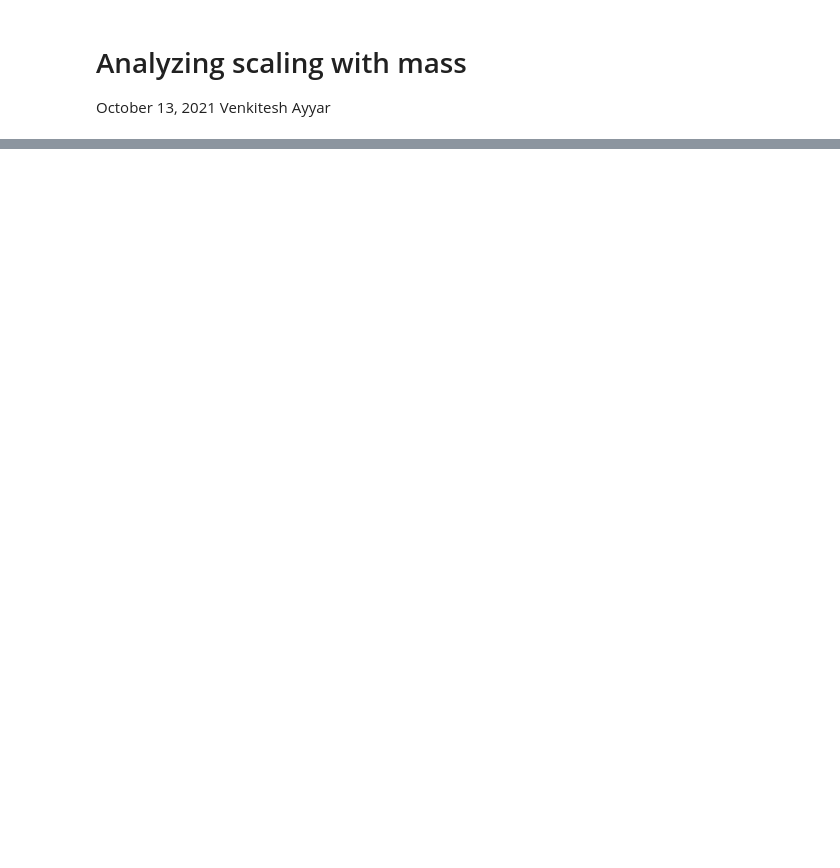
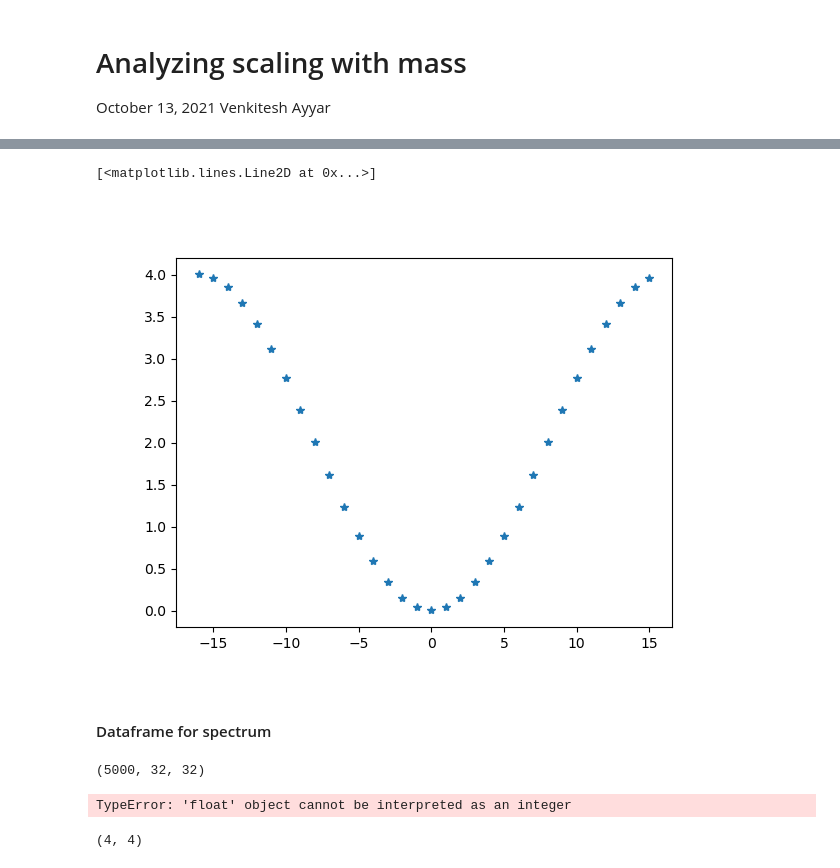
Before and after one commit to vmos1/2d_multigrid, a Jupyter notebook: code/analysis_nbks/2_spectral_analysis_solution.ipynb, the cells around one changed output, grey strips where cells are left out. Saved outputs shown, nothing was run; the diff lists cells and outputs as text; code cells hidden in the pictures; blank space fills up the shorter version.

```diff
--- a/code/analysis_nbks/2_spectral_analysis_solution.ipynb
+++ b/code/analysis_nbks/2_spectral_analysis_solution.ipynb
@@ -13,16 +13,2 @@ from modules_image_analysis import *
 # %%
 %matplotlib widget
-# %%
-# Load data
-fname='../results_phi.txt'
-# fname='../results_residue.txt'
-
-arr=np.loadtxt(fname,delimiter=',',dtype=str)
-arr_iters=arr[:,0].astype(int) # First element is iteration number
-a1=arr[:,1:-1].astype(float)  # Skip last element (null string) and first (iteration)
-del(arr)
-print(a1.shape)
-L=int(np.sqrt(a1.shape[1])) # Get lattice size
-num=a1.shape[0]
-print(L)
-# a3=a1.reshape(134,L,L)
@@ -79,0 +209,48 @@ a2.shape
+# %%
+def f_lambda(kx,ky,m,L):
+    return (m**2+4*(np.sin(np.pi*kx/(1.0*L)))**2+4*(np.sin(np.pi*ky/(1.0*L)))**2)
+# %%
+m=0.04;L=32
+plt.figure()
+x=np.arange(-L/2,L/2)
+y=f_lambda(x,0,m,L)
+plt.plot(x,y,linestyle='',marker='*')
+# %% [output]
+[<matplotlib.lines.Line2D at 0x...>]
+[figure, added]
+# %% [markdown]
+#### Dataframe for spectrum
+# %%
+df_list=[]
+
+for j in range(len(err_lst)):
+    arr_0=err_lst[j]
+    cols=['iter','kx','ky','Lambda','C']
+    df1=pd.DataFrame(columns=cols)
+    a_spec=f_batch_spectrum(arr_0)
+    arr=a_spec[:]
+    print(arr.shape)
+    size=int(arr_0.shape[-1])
+    dict1={}
+    ilist=[1,2,3,4,5,20,100,1000,3000,4999]
+    # for itr in [0,1,2,3,4,5,100,500,1000,2000,3000,4000,4999]:
+    iter_list=[i for i in ilist if i<arr.shape[0]]
+    for itr in iter_list:
+        if itr<arr.shape[0]:
+            for kx in range(-size/2,size/2):
+                for ky in range(-size/2,size/2):
+                    vals=[itr,kx,ky,f_lambda(kx,ky,m,L),arr[itr,kx,ky]]
+                    dict1=dict(zip(cols,vals))
+                    # print(dict1)
+                    df1=df1.append(dict1,ignore_index=True)
+            # print('iter',itr)
+    df1=df1.sort_values(by=['iter','Lambda','kx','ky'])
+    print(df1.shape,itr)
+    df_list.append(df1)
+# %% [output]
+(5000, 32, 32)
+TypeError: 'float' object cannot be interpreted as an integer
+# %%
+len(err_lst),len(df_list)
+# %% [output]
+(4, 4)
```
Also changed, not shown: parts of 38 cells of this notebook, 1 other file.
